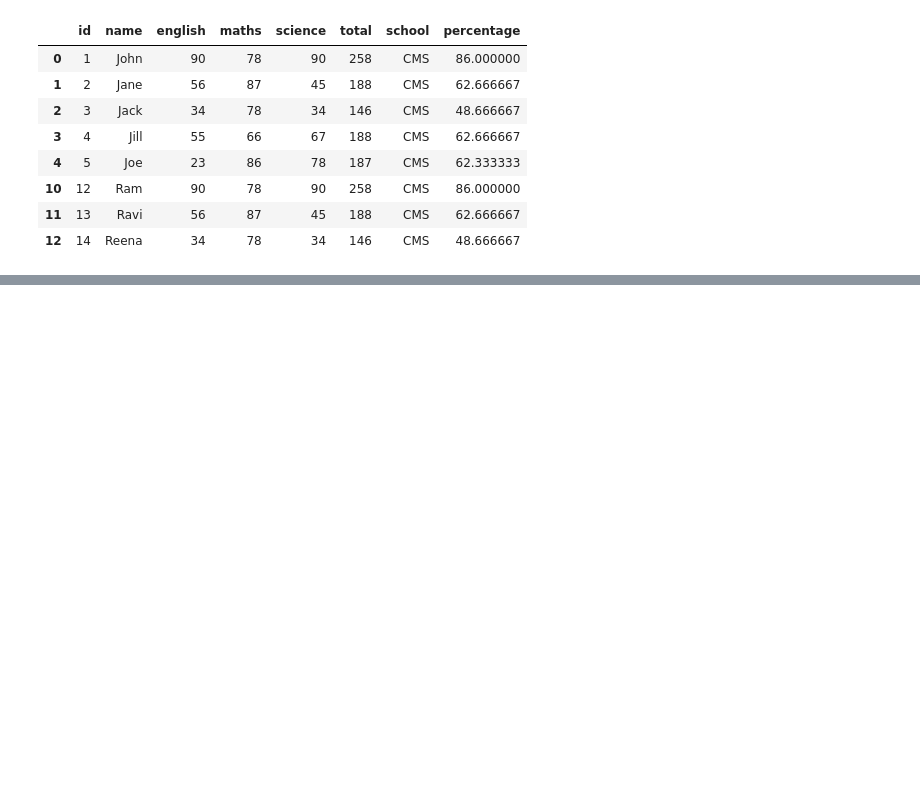
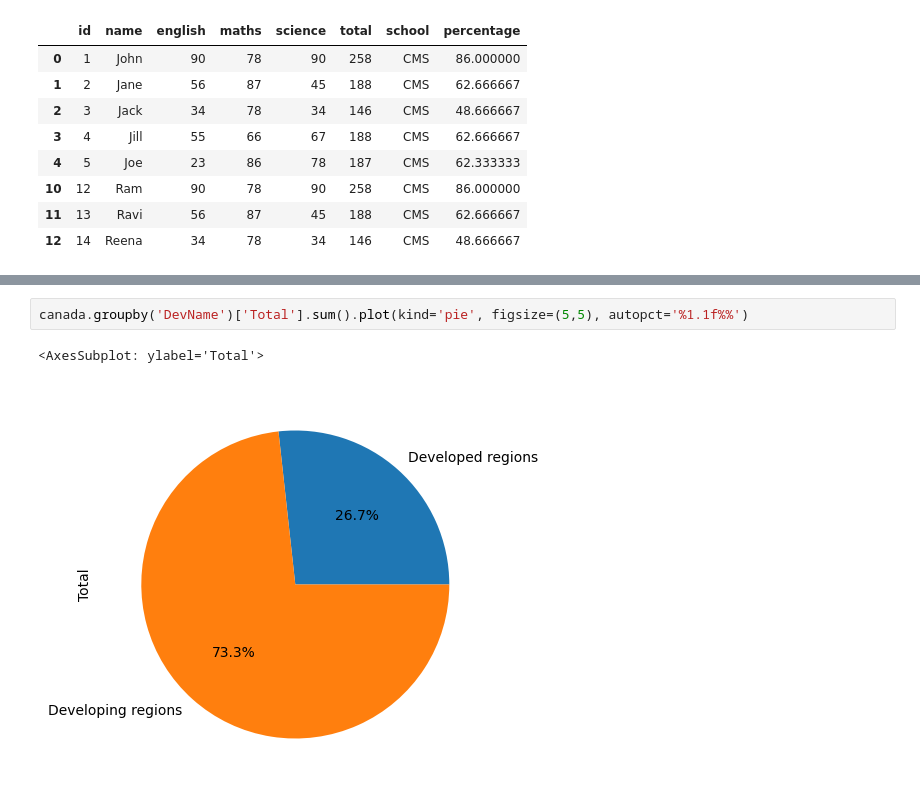
Before and after one commit to digipodium/DP-NOV-PYDS-1030-WSS, a Jupyter notebook: analysis/pandas.ipynb, the cells around one changed output, grey strips where cells are left out. Saved outputs shown, nothing was run; the diff lists cells and outputs as text; blank space fills up the shorter version.

```diff
--- a/analysis/pandas.ipynb
+++ b/analysis/pandas.ipynb
@@ -618,0 +727,5 @@ students[f1 | f2] # any of the conditions
+# %%
+canada.groupby('DevName')['Total'].sum().plot(kind='pie', figsize=(5,5), autopct='%1.1f%%')
+# %% [output]
+<AxesSubplot: ylabel='Total'>
+[figure, added]
```
Also changed, not shown: parts of 31 cells of this notebook, 1 other file.
